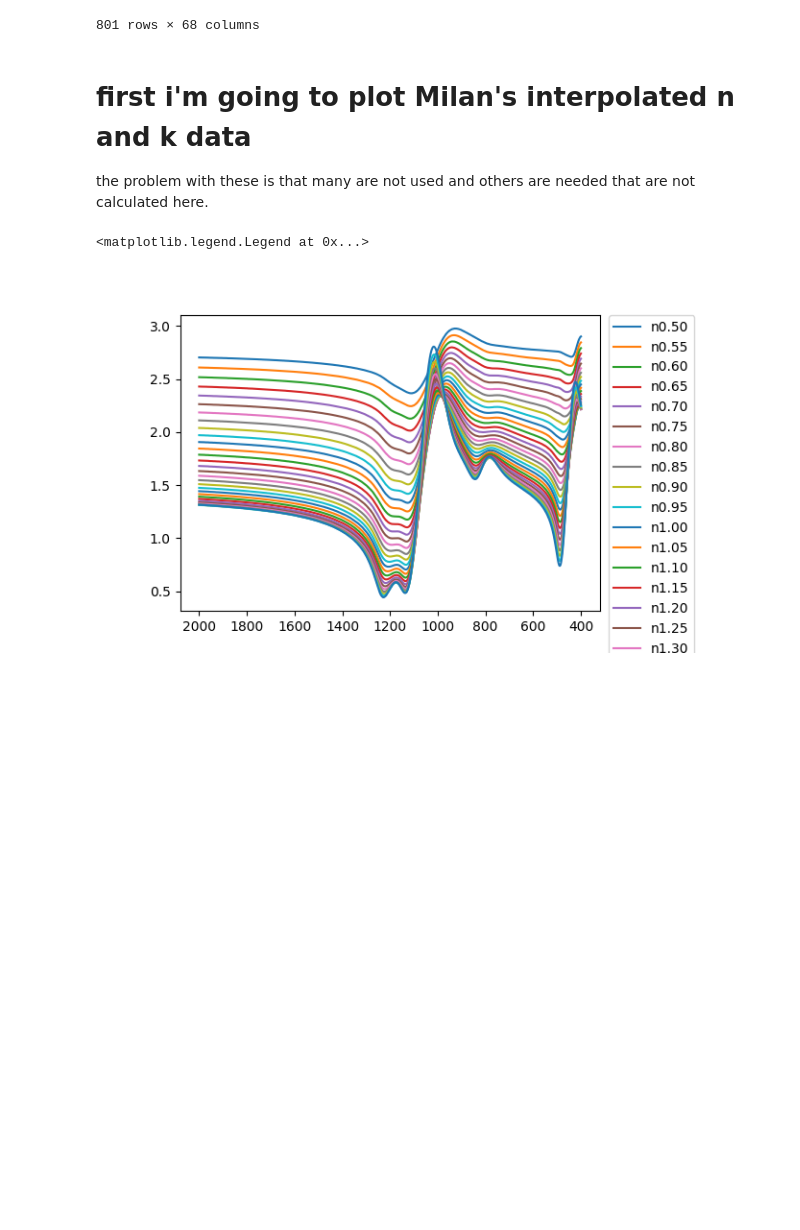
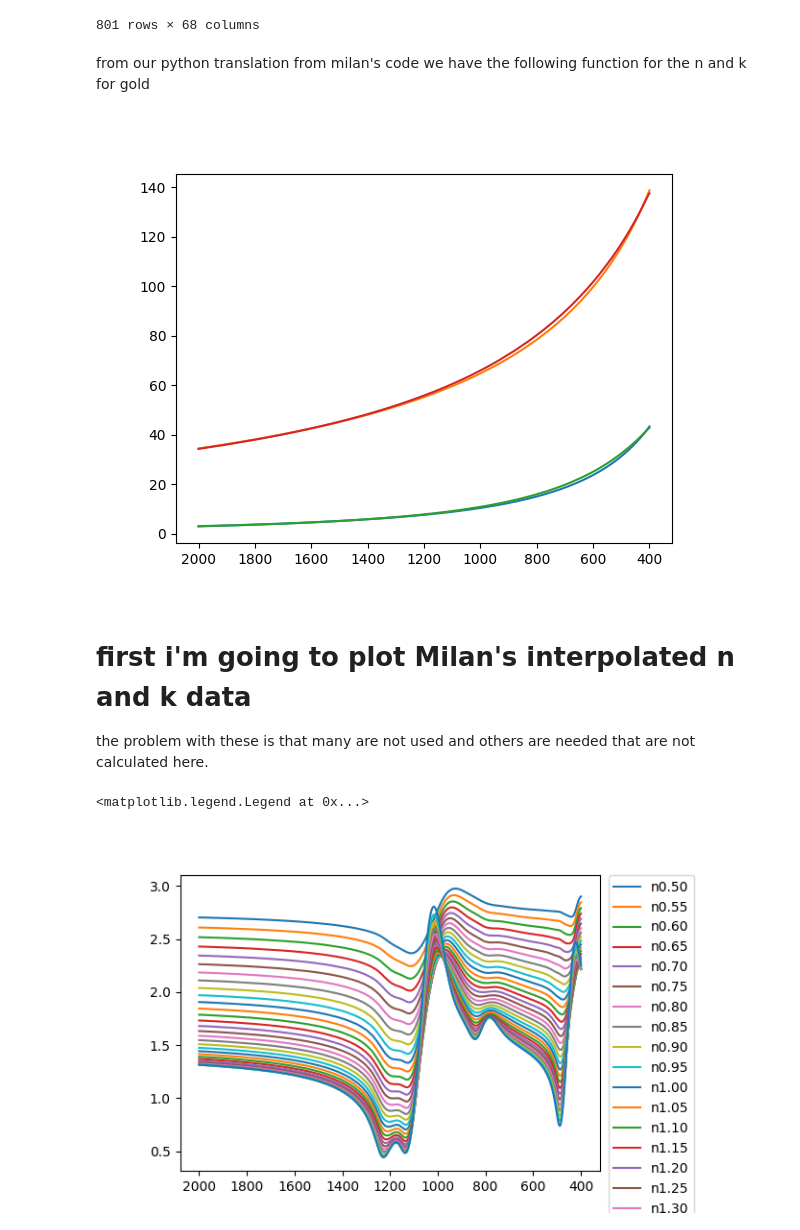
Before and after one commit to ehremington/ir-spec, a Jupyter notebook: 260618-all-plots.ipynb, the cells around one changed output. Drawn from its saved outputs; the diff is of its cells as text; code cells hidden in the pictures; blank space fills up the shorter version.

```diff
--- a/260618-all-plots.ipynb
+++ b/260618-all-plots.ipynb
@@ -251,6 +251,32 @@ df
 | 799 | 401.993890 | 0.002488 | 2.897205 | 0.352621 | 2.840664 | 0.375381 | 2.786611 | 0.396592 | 2.735046 | 0.416257 | ... |
 | 800 | 400.000000 | 0.002500 | 2.901017 | 0.342716 | 2.845142 | 0.363852 | 2.791637 | 0.383523 | 2.740502 | 0.401728 | ... |
 801 rows × 68 columns
+# %% [markdown]
+from our python translation from milan's code we have the following function for the n and k for gold
+# %%
+def milan_gold_index(wavenumber_cm: np.ndarray) -> np.ndarray:
+    """
+    milan's empirical gold model from SiOxmultilayers.m.
+
+    note: K below is the spectral wavenumber in cm^-1.
+    kappa_au is the extinction coefficient of gold, not the wavevector.
+    """
+    K = np.asarray(wavenumber_cm, dtype=np.complex128)
+    kappa_au = 0.95 * 14000.0 / (K ** 0.75) - 10.0
+    n_au = 20.0 * kappa_au / (24.0 + 0.1 * K)
+    return n_au + 1j * kappa_au
+# %%
+np_milan = milan_gold_index(df.wavenumber)
+df_milan = df
+df_milan['n_au_complex'] = np_milan
+fig2, ax2 = plt.subplots()
+ax2.plot(df_milan.wavenumber, np.real(df_milan.n_au_complex))
+ax2.plot(df_milan.wavenumber, np.imag(df_milan.n_au_complex))
+ax2.plot(df_milan.wavenumber, df_milan.n2)
+ax2.plot(df_milan.wavenumber, df_milan.k2)
+ax2.invert_xaxis()
+# %% [output]
+[figure, added]
 # %% [markdown]
 # first i'm going to plot Milan's interpolated n and k data
 
```
Also changed, not shown: parts of 2 cells of this notebook, 16 other files.
